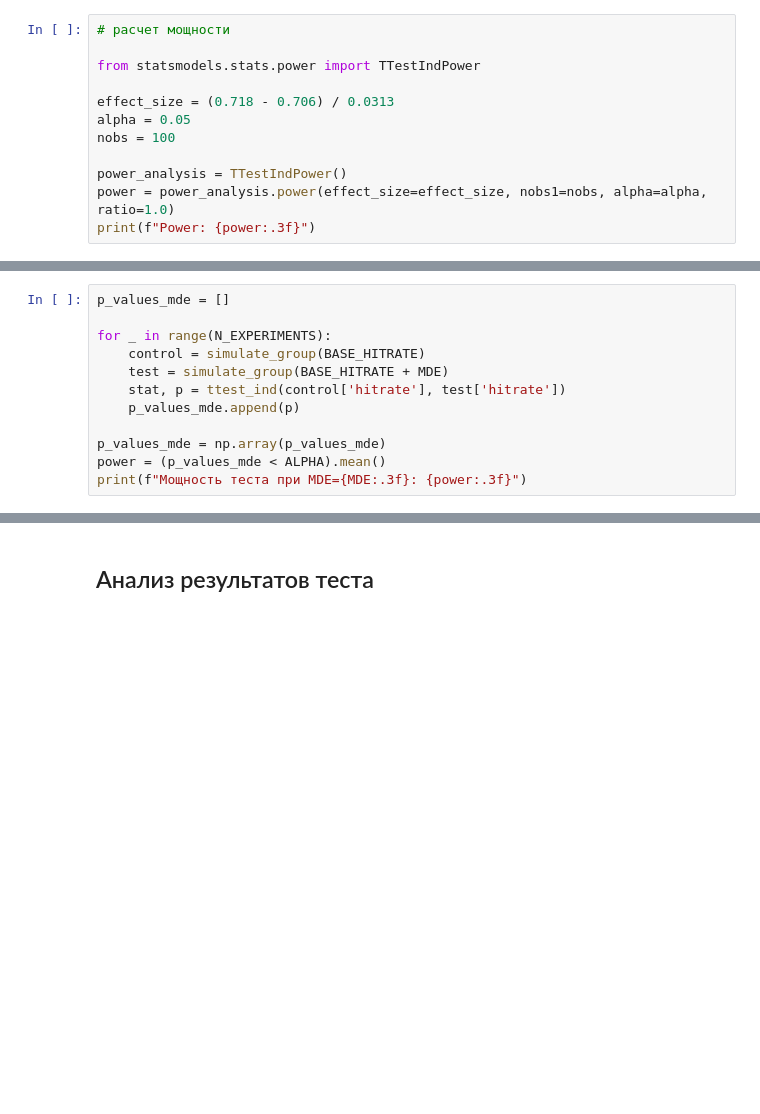
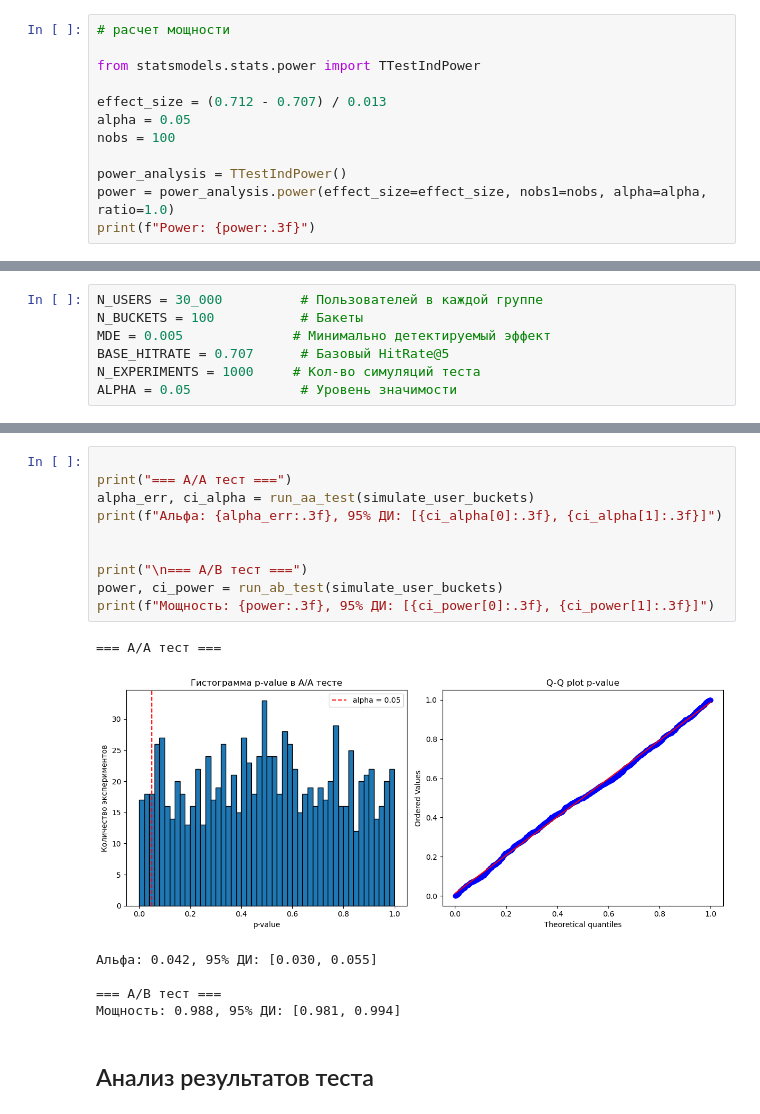
Before and after one commit to Nechetnaya/recommendation_system_api, a Jupyter notebook: ab_test/ab_test_recommender_upgrade.ipynb, the cells around one changed output, grey strips where cells are left out. Drawn from its saved outputs; the diff is of its cells as text; blank space fills up the shorter version.

```diff
--- a/ab_test/ab_test_recommender_upgrade.ipynb
+++ b/ab_test/ab_test_recommender_upgrade.ipynb
@@ -138,7 +145,7 @@ Baseline метрика (HitRate@5) = 0.706
 
 from statsmodels.stats.power import TTestIndPower
 
-effect_size = (0.718 - 0.706) / 0.0313
+effect_size = (0.712 - 0.707) / 0.013
 alpha = 0.05
 nobs = 100
 
@@ -203,12 +169,0 @@ AA-тест — ложноположительный уровень (alpha): 0.0
-# %%
-p_values_mde = []
-
-for _ in range(N_EXPERIMENTS):
-    control = simulate_group(BASE_HITRATE)
-    test = simulate_group(BASE_HITRATE + MDE)
-    stat, p = ttest_ind(control['hitrate'], test['hitrate'])
-    p_values_mde.append(p)
-
-p_values_mde = np.array(p_values_mde)
-power = (p_values_mde < ALPHA).mean()
-print(f"Мощность теста при MDE={MDE:.3f}: {power:.3f}")
@@ -216,0 +170,7 @@ print(f"Мощность теста при MDE={MDE:.3f}: {power:.3f}")
+# %%
+N_USERS = 30_000          # Пользователей в каждой группе
+N_BUCKETS = 100           # Бакеты
+MDE = 0.005              # Минимально детектируемый эффект
+BASE_HITRATE = 0.707      # Базовый HitRate@5
+N_EXPERIMENTS = 1000     # Кол-во симуляций теста
+ALPHA = 0.05              # Уровень значимости
@@ -217,3 +279,20 @@ print(f"Мощность теста при MDE={MDE:.3f}: {power:.3f}")
+# %%
+
+print("=== A/A тест ===")
+alpha_err, ci_alpha = run_aa_test(simulate_user_buckets)
+print(f"Альфа: {alpha_err:.3f}, 95% ДИ: [{ci_alpha[0]:.3f}, {ci_alpha[1]:.3f}]")
+
+
+print("\n=== A/B тест ===")
+power, ci_power = run_ab_test(simulate_user_buckets)
+print(f"Мощность: {power:.3f}, 95% ДИ: [{ci_power[0]:.3f}, {ci_power[1]:.3f}]")
+# %% [output]
+=== A/A тест ===
+[figure, added]
+Альфа: 0.042, 95% ДИ: [0.030, 0.055]
+
+=== A/B тест ===
+Мощность: 0.988, 95% ДИ: [0.981, 0.994]
 # %% [markdown]
 ## Анализ результатов теста
 # %% [markdown]
```
Also changed, not shown: parts of 13 cells of this notebook, 1 other file.
